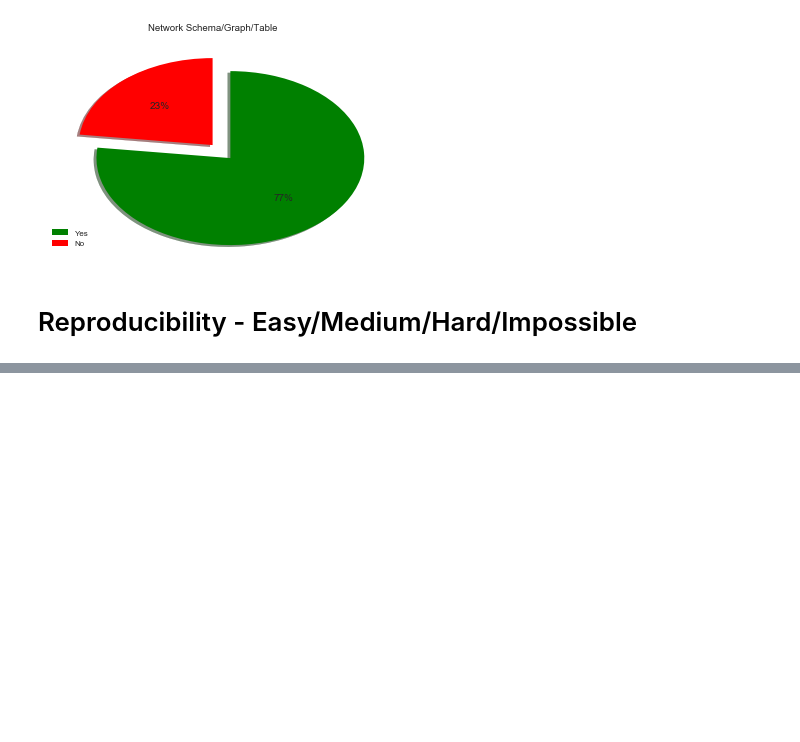
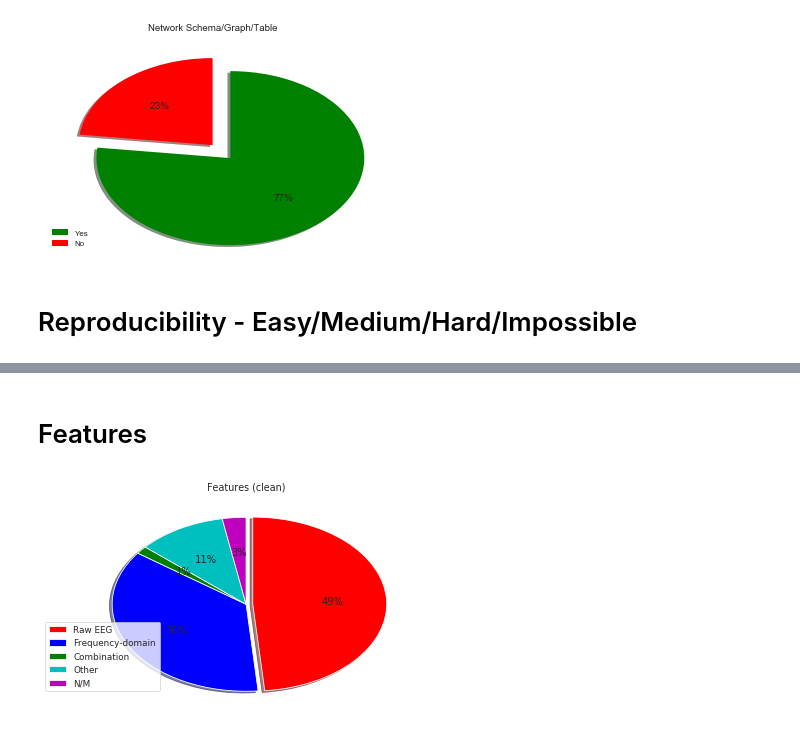
Before and after one commit to hubertjb/dl-eeg-review, a Jupyter notebook: sandbox.ipynb, the cells around one changed output, grey strips where cells are left out. Cells and saved outputs as stored; diff of their text form; code cells hidden in the pictures; blank space fills up the shorter version.

```diff
--- a/sandbox.ipynb
+++ b/sandbox.ipynb
@@ -378,0 +386,17 @@ Name: Citation, dtype: object
+# %% [markdown]
+# Features
+# %%
+col_name = 'Features (clean)'
+col_options = ['Raw EEG', 'Frequency-domain', 'Combination', 'Other',  'N/M']
+values = [df[col_name].value_counts()[col_options[0]], df[col_name].value_counts()[col_options[1]], df[col_name].value_counts()[col_options[2]], df[col_name].value_counts()[col_options[3]], df[col_name].value_counts()[col_options[4]]]
+colors = ['r', 'b', 'g', 'c', 'm']
+explode = (0.05, 0, 0, 0, 0)
+
+fig = plt.figure()
+plt.pie(values, colors=colors, explode=explode, counterclock=False, shadow=True, autopct='%1.0f%%', startangle=90)
+plt.title(col_name)
+plt.legend(col_options, loc=(-0.1, 0.1))
+plt.savefig("./figs/{}.eps".format(col_name), bbox_inches='tight', format='eps', dpi=1000) # Needs to be before plt.show()
+plt.show()
+# %% [output]
+[figure, added]
```
Also changed, not shown: parts of 13 cells of this notebook, 7 other files.
